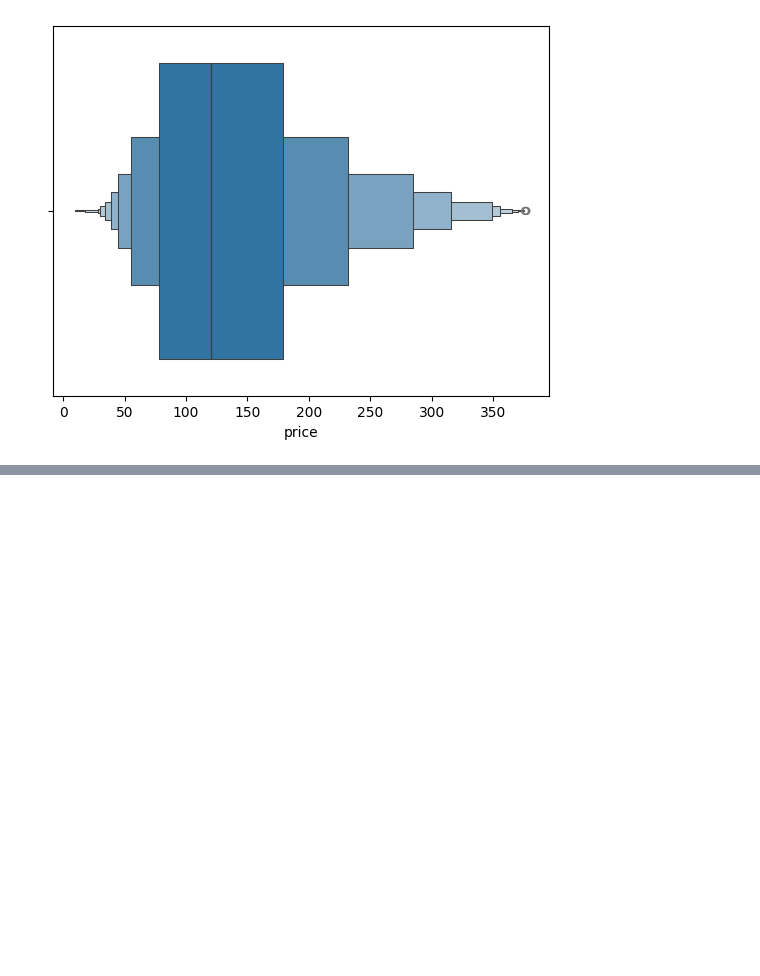
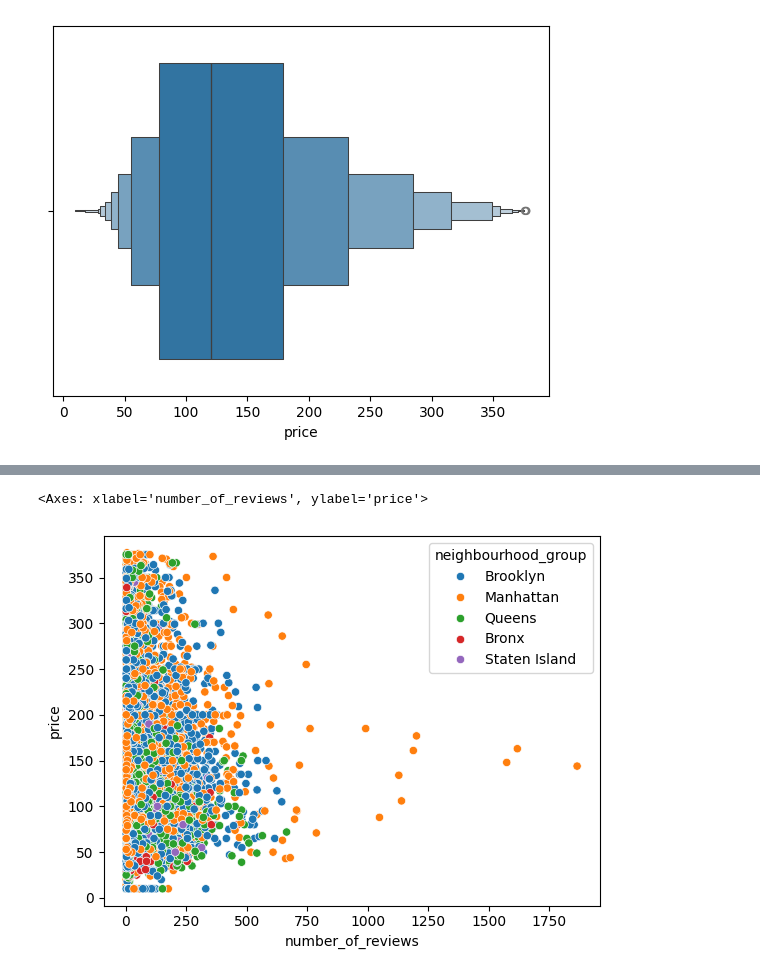
Before and after one commit to DatagenieSK/Python-EDA-of-AirBnB-2024, a Jupyter notebook: airbnb_2024.ipynb, the cells around one changed output, grey strips where cells are left out. Drawn from its saved outputs; the diff is of its cells as text; code cells hidden in the pictures; blank space fills up the shorter version.

```diff
--- a/airbnb_2024.ipynb
+++ b/airbnb_2024.ipynb
@@ -211,0 +248,6 @@ Index(['id', 'name', 'host_id', 'host_name', 'neighbourhood_group',
+# %%
+#number of reviews and price dependency
+sns.scatterplot(data=data, x = "number_of_reviews", y = "price", hue="neighbourhood_group")
+# %% [output]
+<Axes: xlabel='number_of_reviews', ylabel='price'>
+[figure, added]
```
Also changed, not shown: parts of 6 cells of this notebook.
